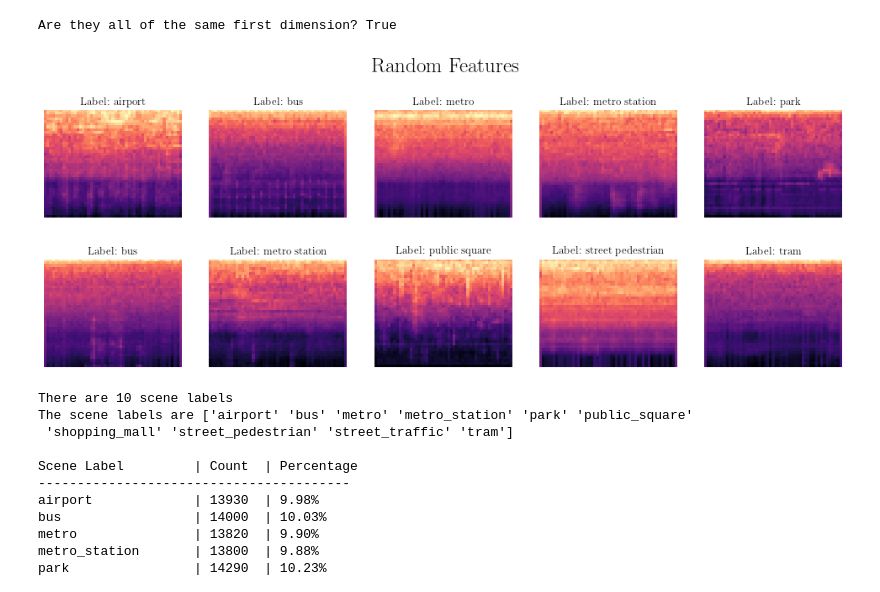
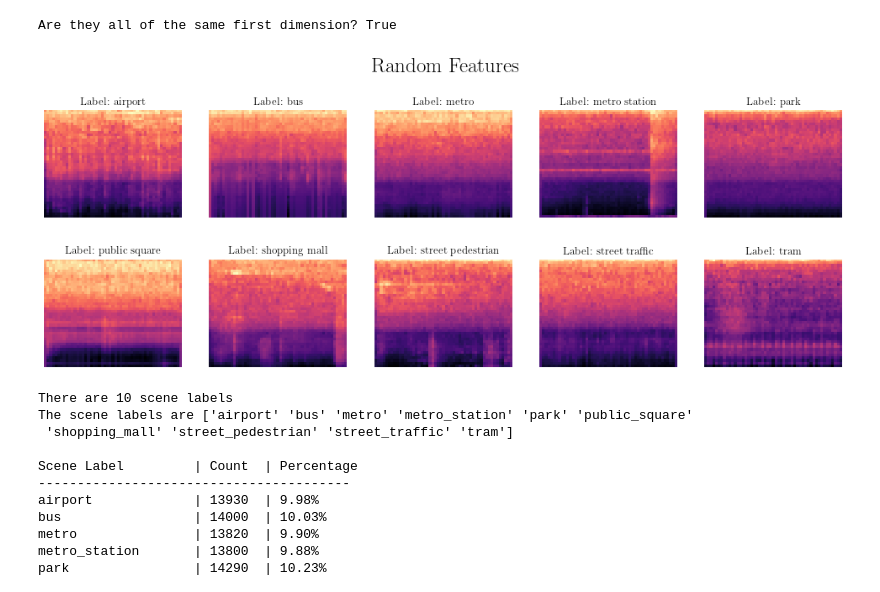
Before and after one commit to yvvgen/modacq, a Jupyter notebook: test.ipynb, the cells around one changed output. Drawn from its saved outputs; the diff is of its cells as text; code cells hidden in the pictures.

```diff
--- a/test.ipynb
+++ b/test.ipynb
@@ -86,15 +86,18 @@ Are they all of the same first dimension? True
 # %%
 fig, ax = plt.subplots(2,5, figsize=(17,6))
 fig.suptitle(r'Random Features', fontsize=25, x=0.515, y=1.)
 
+
+def mapping(x): return (x[1])*5 + ((x[0]) % 5) + 1
+
 for i in range(5):
     for j in range(2):
-        index = np.random.choice(np.where(true_labels == scene_labels[(i+1)*(j+1)-1])[0])
+        index = np.random.choice(np.where(true_labels == scene_labels[mapping([i,j])-1])[0])
         ax[j, i].imshow(X_train[index,:,:,0], cmap='magma')
-        ax[j, i].set_title(f'Label: {scene_labels[(i+1)*(j+1)-1].replace("_", " ")}', fontsize=13)
+        ax[j, i].set_title(f'Label: {scene_labels[mapping([i,j])-1].replace("_", " ")}', fontsize=13)
         ax[j, i].axis('off')
 # %% [output]
-[figure, old version]
+[figure, new version]
 # %%
 scene_labels = np.unique(true_labels)
 print(f'There are {len(scene_labels)} scene labels')
```
Also changed, not shown: parts of 27 cells of this notebook.
